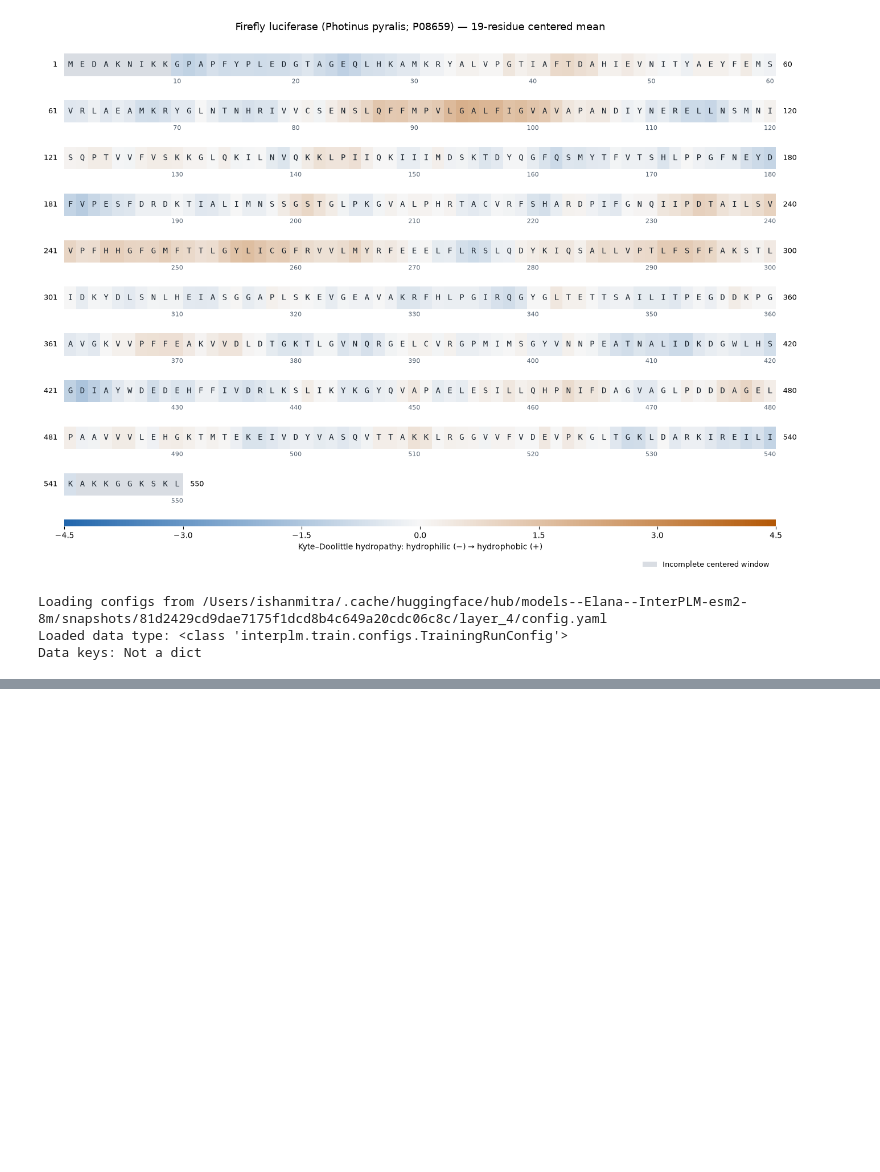
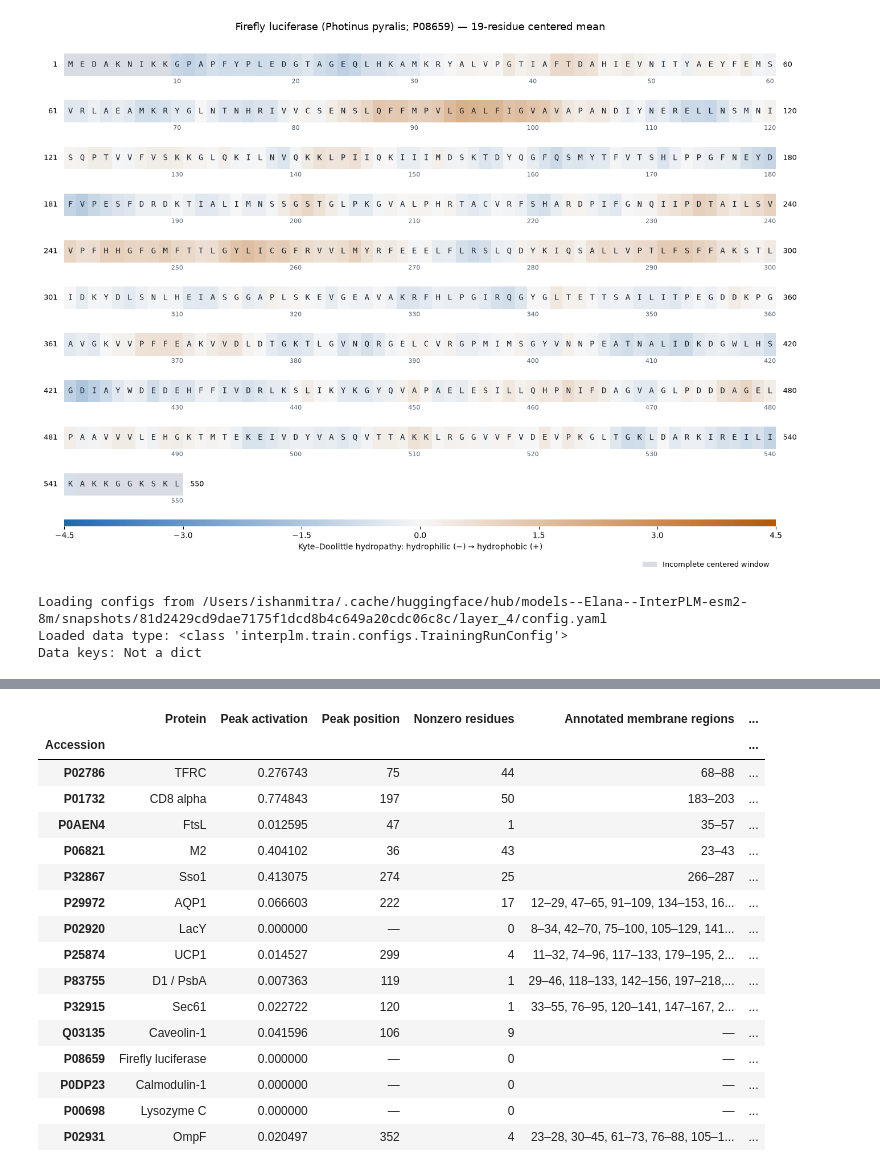
Before and after one commit to ishan4589/Interpreting-Protein-Language-Models-with-Biological-Evidence, a Jupyter notebook: 05_does_feature_8893_identify_hydrophobic_stretches.ipynb, the cells around one changed output, grey strips where cells are left out. Cells and saved outputs as stored; diff of their text form; code cells hidden in the pictures; blank space fills up the shorter version.

```diff
--- a/05_does_feature_8893_identify_hydrophobic_stretches.ipynb
+++ b/05_does_feature_8893_identify_hydrophobic_stretches.ipynb
@@ -327,0 +440,67 @@ for accession, activations in activations_by_protein.items():
+# %%
+# Compare activation inside annotated membrane regions and calculated hydrophobic stretches.
+overlap_rows = []
+for accession, protein_name in protein_names.items():
+    sequence = amino_acid_dict[accession]
+    values = activations_by_protein[accession][:, feature_id].astype(np.float64)
+    total = values.sum()
+    regions = transmembrane_regions[accession]
+    membrane_mask = np.zeros(len(sequence), dtype=bool)
+    for start, end in regions:
+        membrane_mask[start - 1:end] = True  # 1-based inclusive -> NumPy slice
+    hydrophobic_mask = hydrophobic_masks_by_protein[accession]
+    hydrophobic_regions = hydrophobic_regions_by_protein[accession]
+    active = values > 0
+    active_inside = membrane_mask & active
+
+    overlap_rows.append({
+        'Accession': accession,
+        'Protein': protein_name,
+        'Peak activation': values.max(),
+        'Peak position': int(values.argmax() + 1) if total > 0 else None,
+        'Nonzero residues': int(np.count_nonzero(active)),
+        'Annotated membrane regions': ', '.join(f'{start}–{end}' for start, end in regions) or '—',
+        'Activation inside membrane (%)': (
+            100 * values[membrane_mask].sum() / total if total > 0 else np.nan
+        ),
+        'Hydrophobic stretches (H19 centres)': (
+            ', '.join(f'{start}–{end}' for start, end in hydrophobic_regions) or '—'
+        ),
+        'Activation inside hydrophobic stretches (%)': (
+            100 * values[hydrophobic_mask].sum() / total if total > 0 else np.nan
+        ),
+        'Active residues inside membrane': int(np.count_nonzero(active_inside)),
+        'Active residues outside membrane': int(np.count_nonzero(~membrane_mask & active)),
+        'Distinct amino acids active inside membrane': len(
+            set(np.array(list(sequence))[active_inside])
+        ),
+    })
+
+feature_8893_overlap = pd.DataFrame(overlap_rows).set_index('Accession')
+display(feature_8893_overlap.style.format({
+    'Peak activation': '{:.6f}',
+    'Peak position': '{:.0f}',
+    'Activation inside membrane (%)': '{:.2f}',
+    'Activation inside hydrophobic stretches (%)': '{:.2f}',
+    'Active residues inside membrane': '{:.0f}',
+    'Active residues outside membrane': '{:.0f}',
+    'Distinct amino acids active inside membrane': '{:.0f}',
+}, na_rep='—'))
+# %% [output]
+|  | Protein | Peak activation | Peak position | Nonzero residues | Annotated membrane regions | ... |
+| Accession |  |  |  |  |  | ... |
+| P02786 | TFRC | 0.276743 | 75 | 44 | 68–88 | ... |
+| P01732 | CD8 alpha | 0.774843 | 197 | 50 | 183–203 | ... |
+| P0AEN4 | FtsL | 0.012595 | 47 | 1 | 35–57 | ... |
+| P06821 | M2 | 0.404102 | 36 | 43 | 23–43 | ... |
+| P32867 | Sso1 | 0.413075 | 274 | 25 | 266–287 | ... |
+| P29972 | AQP1 | 0.066603 | 222 | 17 | 12–29, 47–65, 91–109, 134–153, 16... | ... |
+| P02920 | LacY | 0.000000 | — | 0 | 8–34, 42–70, 75–100, 105–129, 141... | ... |
+| P25874 | UCP1 | 0.014527 | 299 | 4 | 11–32, 74–96, 117–133, 179–195, 2... | ... |
+| P83755 | D1 / PsbA | 0.007363 | 119 | 1 | 29–46, 118–133, 142–156, 197–218,... | ... |
+| P32915 | Sec61 | 0.022722 | 120 | 1 | 33–55, 76–95, 120–141, 147–167, 2... | ... |
+| Q03135 | Caveolin-1 | 0.041596 | 106 | 9 | — | ... |
+| P08659 | Firefly luciferase | 0.000000 | — | 0 | — | ... |
+| P0DP23 | Calmodulin-1 | 0.000000 | — | 0 | — | ... |
+| P00698 | Lysozyme C | 0.000000 | — | 0 | — | ... |
+| P02931 | OmpF | 0.020497 | 352 | 4 | 23–28, 30–45, 61–73, 76–88, 105–1... | ... |
```
Also changed, not shown: parts of 9 cells of this notebook.
